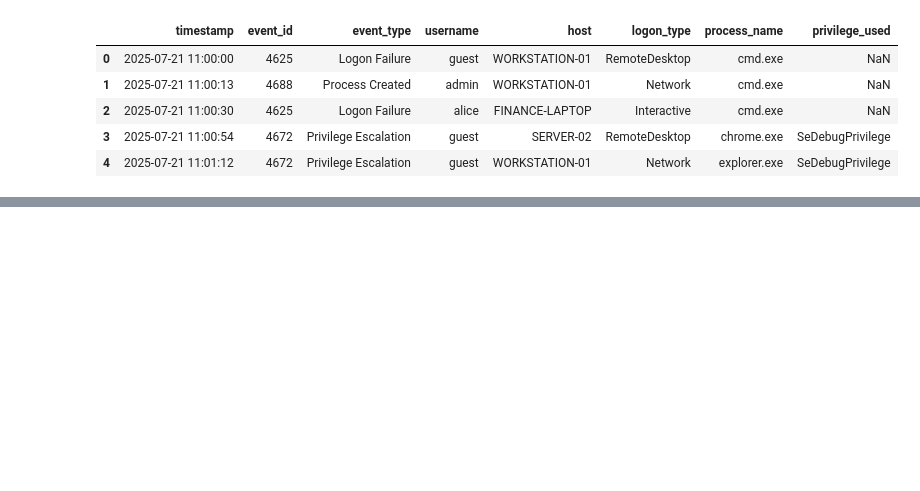
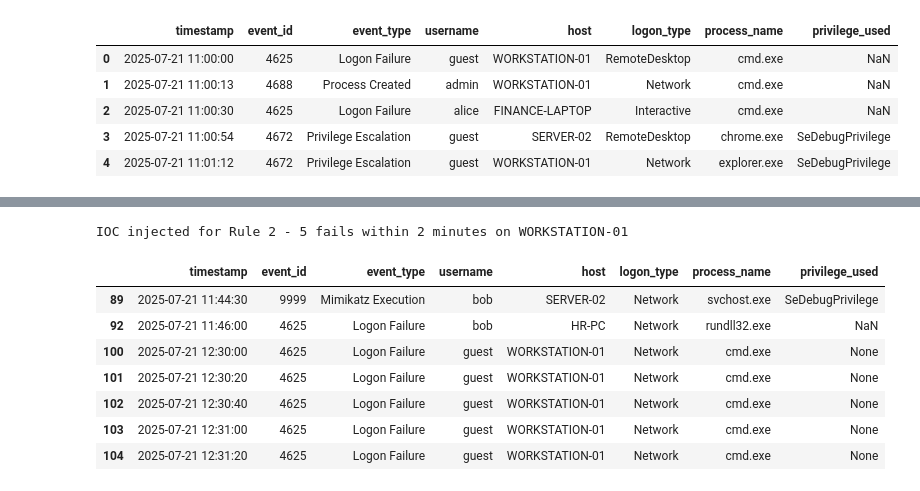
Before and after one commit to Hussien-K11/Simple-SIEM-Simulation, a Jupyter notebook: notebooks/detection_windows_logs.ipynb, the cells around one changed output, grey strips where cells are left out. Cells and saved outputs as stored; diff of their text form; code cells hidden in the pictures; blank space fills up the shorter version.

Commit message:
notebooks: Update with Windows Rule 2 IOC injection and aligned notes

```diff
--- a/notebooks/detection_windows_logs.ipynb
+++ b/notebooks/detection_windows_logs.ipynb
@@ -19,4 +13,0 @@ df['parent_process'] = ['explorer.exe'] * len(df)
-# %%
-# Lowercase both process name columns for safe comparison
-df['process_name'] = df['process_name'].str.lower()
-df['parent_process'] = df['parent_process'].str.lower()
@@ -87,0 +14,4 @@ suspicious_windows = []
+# %%
+# Step 2 - prep columns and keep a pristine copy
+df['timestamp'] = pd.to_datetime(df['timestamp'])
+df_clean = df.copy()  # keep for IOC injections and clean re-runs
@@ -88 +96,53 @@ suspicious_windows = []
+# %%
+# IOC injection for Rule 2 - create a burst of 5 fails from one host inside 2 minutes
+
+from datetime import timedelta
+
+# work on a copy of the clean dataset
+df = df_clean.copy()
+
+# choose an anchor time safely inside your data range
+anchor = df['timestamp'].min() + timedelta(minutes=90)
+
+ioc_host = 'WORKSTATION-01'   # reuse a real host from your dataset
+ioc_user = 'guest'            # any user is fine for this rule
+
+ioc_rows = [
+    {'timestamp': (anchor + timedelta(seconds=0)).strftime('%Y-%m-%d %H:%M:%S'),
+     'event_id': 4625, 'event_type': 'Logon Failure', 'username': ioc_user,
+     'host': ioc_host, 'logon_type': 'Network', 'process_name': 'cmd.exe', 'privilege_used': None},
+
+    {'timestamp': (anchor + timedelta(seconds=20)).strftime('%Y-%m-%d %H:%M:%S'),
+     'event_id': 4625, 'event_type': 'Logon Failure', 'username': ioc_user,
+     'host': ioc_host, 'logon_type': 'Network', 'process_name': 'cmd.exe', 'privilege_used': None},
+
+    {'timestamp': (anchor + timedelta(seconds=40)).strftime('%Y-%m-%d %H:%M:%S'),
+     'event_id': 4625, 'event_type': 'Logon Failure', 'username': ioc_user,
+     'host': ioc_host, 'logon_type': 'Network', 'process_name': 'cmd.exe', 'privilege_used': None},
+
+    {'timestamp': (anchor + timedelta(seconds=60)).strftime('%Y-%m-%d %H:%M:%S'),
+     'event_id': 4625, 'event_type': 'Logon Failure', 'username': ioc_user,
+     'host': ioc_host, 'logon_type': 'Network', 'process_name': 'cmd.exe', 'privilege_used': None},
+
+    {'timestamp': (anchor + timedelta(seconds=80)).strftime('%Y-%m-%d %H:%M:%S'),
+     'event_id': 4625, 'event_type': 'Logon Failure', 'username': ioc_user,
+     'host': ioc_host, 'logon_type': 'Network', 'process_name': 'cmd.exe', 'privilege_used': None},
+]
+
+df_ioc = pd.concat([df, pd.DataFrame(ioc_rows)], ignore_index=True)
+df_ioc['timestamp'] = pd.to_datetime(df_ioc['timestamp'])
+df_ioc = df_ioc.sort_values('timestamp')
+
+print('IOC injected for Rule 2 - 5 fails within 2 minutes on', ioc_host)
+df_ioc.tail(7)
+# %% [output]
+IOC injected for Rule 2 - 5 fails within 2 minutes on WORKSTATION-01
+|  | timestamp | event_id | event_type | username | host | logon_type | process_name | privilege_used |
+| 89 | 2025-07-21 11:44:30 | 9999 | Mimikatz Execution | bob | SERVER-02 | Network | svchost.exe | SeDebugPrivilege |
+| 92 | 2025-07-21 11:46:00 | 4625 | Logon Failure | bob | HR-PC | Network | rundll32.exe | NaN |
+| 100 | 2025-07-21 12:30:00 | 4625 | Logon Failure | guest | WORKSTATION-01 | Network | cmd.exe | None |
+| 101 | 2025-07-21 12:30:20 | 4625 | Logon Failure | guest | WORKSTATION-01 | Network | cmd.exe | None |
+| 102 | 2025-07-21 12:30:40 | 4625 | Logon Failure | guest | WORKSTATION-01 | Network | cmd.exe | None |
+| 103 | 2025-07-21 12:31:00 | 4625 | Logon Failure | guest | WORKSTATION-01 | Network | cmd.exe | None |
+| 104 | 2025-07-21 12:31:20 | 4625 | Logon Failure | guest | WORKSTATION-01 | Network | cmd.exe | None |
 # %%
```
Also changed, not shown: parts of 12 cells of this notebook, 2 other files.
